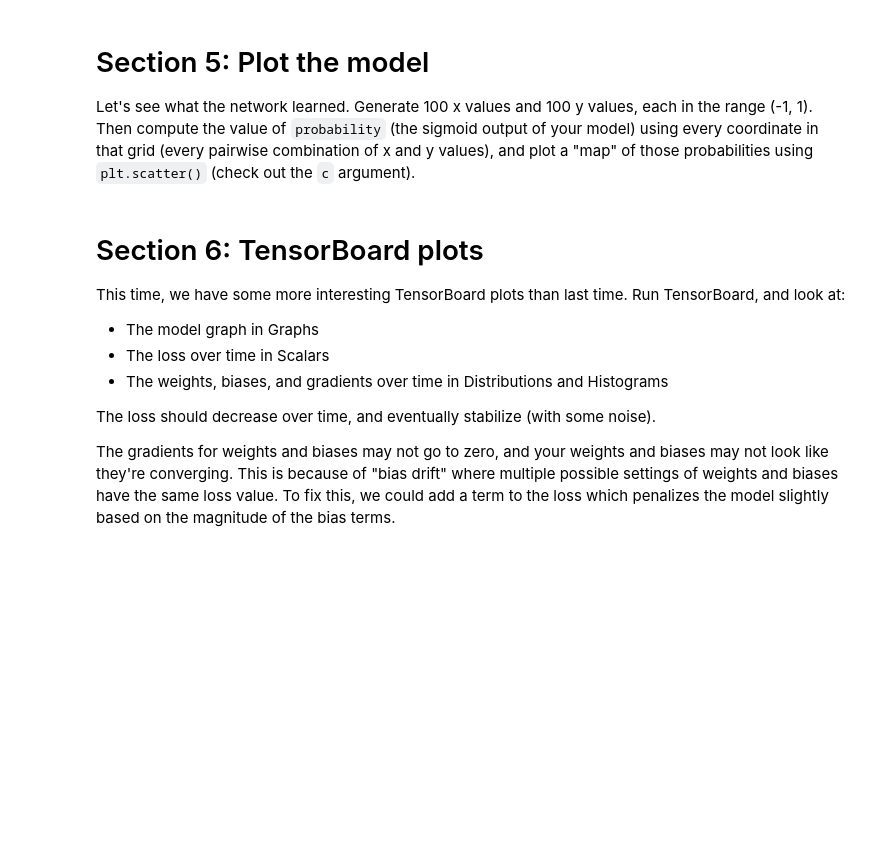
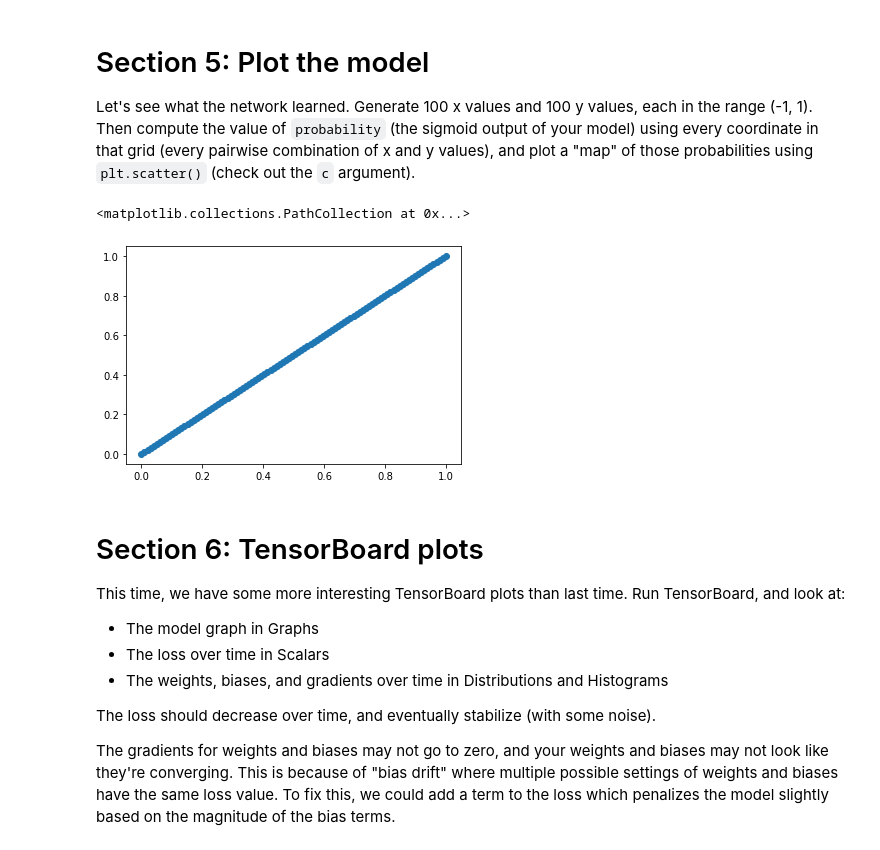
Before and after one commit to pramohan/caltech-cs11-tensorflow, a Jupyter notebook: labs/lab_3_dense_nets/lab_3.ipynb, the cells around one changed output. Cells and saved outputs as stored; diff of their text form; code cells hidden in the pictures; blank space fills up the shorter version.

```diff
--- a/labs/lab_3_dense_nets/lab_3.ipynb
+++ b/labs/lab_3_dense_nets/lab_3.ipynb
@@ -78,7 +68,7 @@ batch_size = 1000
 batches_per_epoch = dataset.shape[0] // batch_size
 
 # Creating a tensorflow dataset, shuffling, batching, and cacheing it
-tf_dataset = tf.data.Dataset.from_tensor_slices((dataset, labels)).shuffle(1000).batch(batch_size).cache()
+tf_dataset = tf.data.Dataset.from_tensor_slices((dataset, labels)).shuffle(dataset.shape[0]).batch(batch_size).cache()
 
 # Creating the SummaryWriter
 summary_writer = tf.summary.create_file_writer('./training')
@@ -160,15 +150,14 @@ class FeedForward(tf.Module):
         self.dense2 = Dense(64, 64, do_activation = True, postfix = 'dense_layer_2')
         self.dense3 = Dense(64, 64, do_activation = True, postfix = 'dense_layer_3')
         self.dense4 = Dense(64, 64, do_activation = True, postfix = 'dense_layer_4')
+        self.dense5 = Dense(64, 1, do_activation = False, postfix = 'dense_layer_final')
 
     def logits(self, x):
-        dense5 = Dense(x, 1, do_activation = False, postfix = 'dense_layer_final')
-        return dense5
+        return self.dense5(self.dense4(self.dense3(self.dense2(self.dense1(x)))))
 
     @tf.function
     def __call__(self, x):
-        dense5 = self.logits(64)
-        prob = tf.sigmoid(dense5(self.dense4(self.dense3(self.dense2(self.dense1(x))))))
+        prob = tf.sigmoid(self.logits(x))
         return prob
 # %% [markdown]
 ### 3.3: Compute weighted cross-entropy loss
@@ -203,9 +192,9 @@ optimizer = tf.optimizers.SGD(2e-3, 0.9)
 
 def train(model, x, y, i):
     with tf.GradientTape() as g:
-        loss = lambda: _loss(y, model(x))
+        loss = _loss(tf.squeeze(y), tf.squeeze(model(x)))
 
-    gradients = g.gradients(loss, model.trainable_variables)
+    gradients = g.gradient(loss, model.trainable_variables)
     optimizer.apply_gradients(zip(gradients, model.trainable_variables))
 
     with summary_writer.as_default():
@@ -213,7 +202,7 @@ def train(model, x, y, i):
             if variable.name and gradient is not None:
                 tf.summary.histogram('gradients/' + variable.name, tf.norm(gradient), step=i)
                 tf.summary.histogram('variables/' + variable.name, tf.norm(variable), step=i)
-        tf.summary.scalar('loss', loss(), step = i)
+        tf.summary.scalar('loss', loss, step = i)
 # %% [markdown]
 # Section 4: train the model
 Same as last time, except there's no test set.
@@ -232,12 +221,12 @@ Watching plots, histograms, etc in TensorBoard as the model trains can be fun.
 model = FeedForward()
 train_batch = 0
 
-for i in range(epochs):
+for i in tqdm(range(epochs)):
     for x, y in tf_dataset:
         if train_batch == 0:
             tf.summary.trace_on(graph = True, profiler = True)
             model(x)
-            with train_writer.as_default():
+            with summary_writer.as_default():
                 tf.summary.trace_export(name = 'first training batch', step = 0, profiler_outdir = 'training')
         train(model, x, y, train_batch)
         train_batch += 1
@@ -257,3 +238,18 @@ Then compute the value of `probability` (the sigmoid output of your model) using
+# %%
+X = np.linspace(0,1,num = 100)
+Y = np.linspace(0,1,num = 100)
+preds = []
+
+for x in X:
+    for y in Y:
+        data = tf.Variable([[x,y]], dtype = tf.float64)
+        preds.append(np.array(model(data)))
+
+plt.figure()
+plt.scatter(X, Y)
+# %% [output]
+<matplotlib.collections.PathCollection at 0x...>
+[figure, added]
 # %% [markdown]
 # Section 6: TensorBoard plots
 This time, we have some more interesting TensorBoard plots than last time.
```
Also changed, not shown: parts of 7 cells of this notebook, 11 other files.
